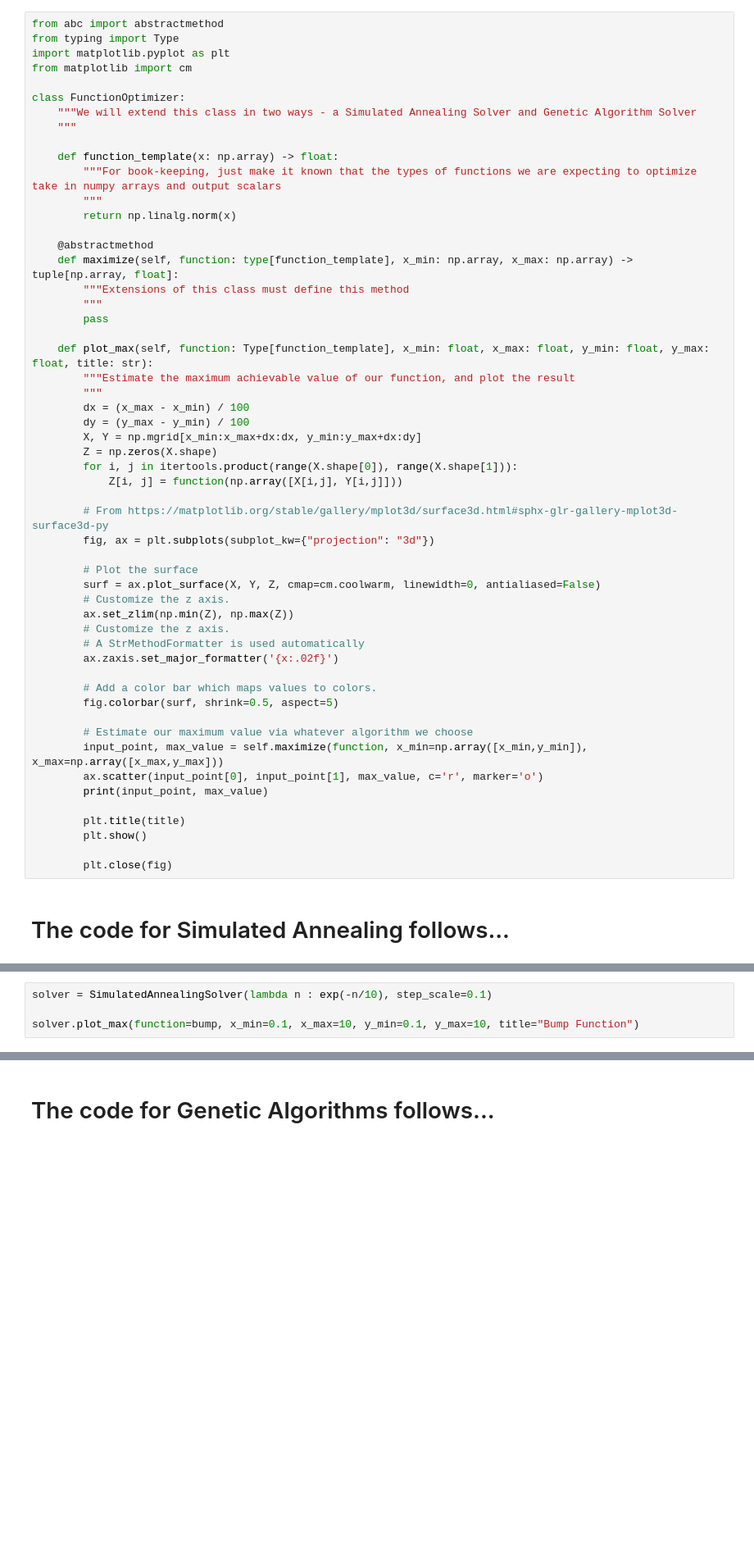
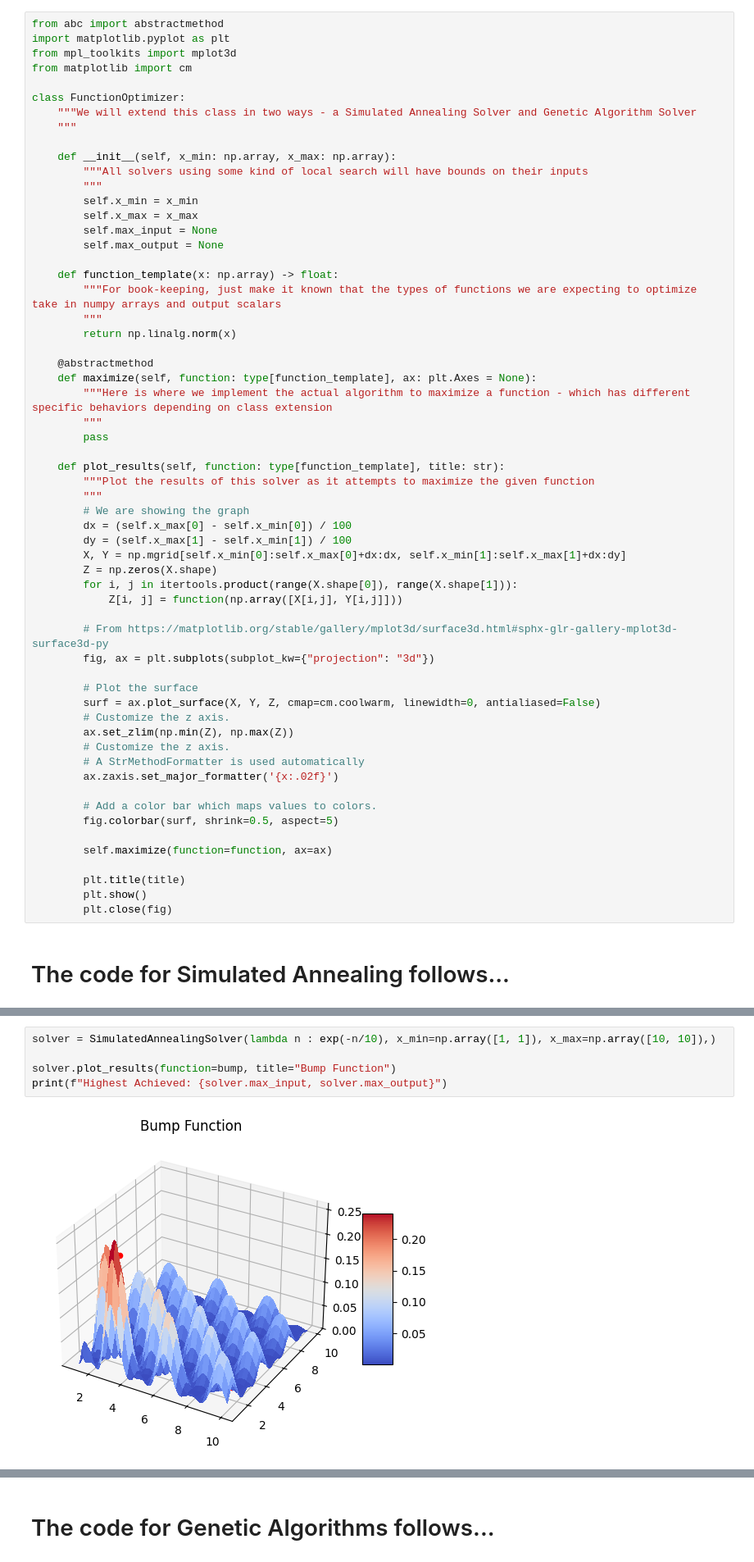
Before and after one commit to Pirate-Hunter-Zoro/Artificial-Intelligence, a Jupyter notebook: KNN and Local Search/local_search.ipynb, the cells around one changed output, grey strips where cells are left out. Shown at 82% size. Cells and saved outputs as stored; diff of their text form; blank space fills up the shorter version.

Commit message:
finished simulated annealing and set up genetic algorithm

```diff
--- a/KNN and Local Search/local_search.ipynb
+++ b/KNN and Local Search/local_search.ipynb
@@ -386,13 +389,21 @@ _plot_f(bump, *_mesh(0.1, 5, 0.1, 5), title="The Bump Function")
 # Now we will be implementing local search...
 # %%
 from abc import abstractmethod
-from typing import Type
 import matplotlib.pyplot as plt
+from mpl_toolkits import mplot3d
 from matplotlib import cm
 
 class FunctionOptimizer:
     """We will extend this class in two ways - a Simulated Annealing Solver and Genetic Algorithm Solver
     """
+
+    def __init__(self, x_min: np.array, x_max: np.array):
+        """All solvers using some kind of local search will have bounds on their inputs
+        """
+        self.x_min = x_min
+        self.x_max = x_max
+        self.max_input = None
+        self.max_output = None
 
     def function_template(x: np.array) -> float:
         """For book-keeping, just make it known that the types of functions we are expecting to optimize take in numpy arrays and output scalars
@@ -400,17 +411,18 @@ class FunctionOptimizer:
         return np.linalg.norm(x)
 
     @abstractmethod
-    def maximize(self, function: type[function_template], x_min: np.array, x_max: np.array) -> tuple[np.array, float]:
-        """Extensions of this class must define this method
+    def maximize(self, function: type[function_template], ax: plt.Axes = None):
+        """Here is where we implement the actual algorithm to maximize a function - which has different specific behaviors depending on class extension
         """
         pass
 
-    def plot_max(self, function: Type[function_template], x_min: float, x_max: float, y_min: float, y_max: float, title: str):
-        """Estimate the maximum achievable value of our function, and plot the result
+    def plot_results(self, function: type[function_template], title: str):
+        """Plot the results of this solver as it attempts to maximize the given function
         """
-        dx = (x_max - x_min) / 100
-        dy = (y_max - y_min) / 100
-        X, Y = np.mgrid[x_min:x_max+dx:dx, y_min:y_max+dx:dy]
+        # We are showing the graph
+        dx = (self.x_max[0] - self.x_min[0]) / 100
+        dy = (self.x_max[1] - self.x_min[1]) / 100
+        X, Y = np.mgrid[self.x_min[0]:self.x_max[0]+dx:dx, self.x_min[1]:self.x_max[1]+dx:dy]
         Z = np.zeros(X.shape)
         for i, j in itertools.product(range(X.shape[0]), range(X.shape[1])):
             Z[i, j] = function(np.array([X[i,j], Y[i,j]]))
@@ -429,14 +441,10 @@ class FunctionOptimizer:
         # Add a color bar which maps values to colors.
         fig.colorbar(surf, shrink=0.5, aspect=5)
 
-        # Estimate our maximum value via whatever algorithm we choose
-        input_point, max_value = self.maximize(function, x_min=np.array([x_min,y_min]), x_max=np.array([x_max,y_max]))
-        ax.scatter(input_point[0], input_point[1], max_value, c='r', marker='o')
-        print(input_point, max_value)
+        self.maximize(function=function, ax=ax)
 
         plt.title(title)
         plt.show()
-
         plt.close(fig)
 # %% [markdown]
 # The code for Simulated Annealing follows...
@@ -490,5 +514,7 @@ class SimulatedAnnealingSolver(FunctionOptimizer):
 # %%
-solver = SimulatedAnnealingSolver(lambda n : exp(-n/10), step_scale=0.1)
+solver = SimulatedAnnealingSolver(lambda n : exp(-n/10), x_min=np.array([1, 1]), x_max=np.array([10, 10]),)
 
-solver.plot_max(function=bump, x_min=0.1, x_max=10, y_min=0.1, y_max=10, title="Bump Function")
+solver.plot_results(function=bump, title="Bump Function")
+print(f"Highest Achieved: {solver.max_input, solver.max_output}")
 # %% [output]
+[figure, new version]
```
Also changed, not shown: parts of 7 cells of this notebook, 3 other files.
